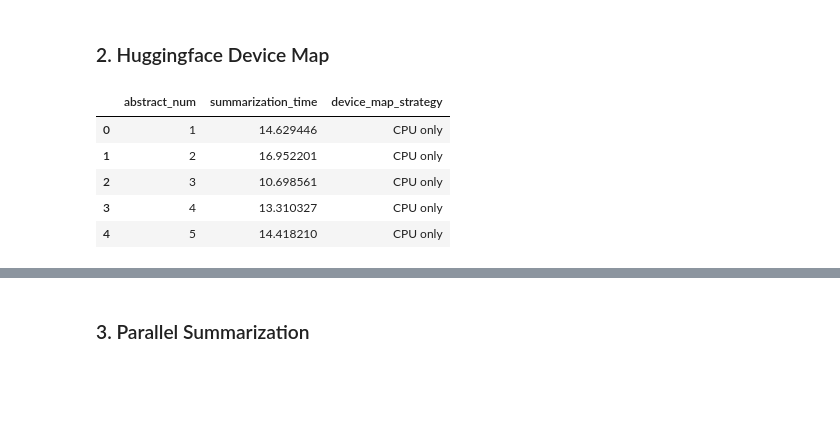
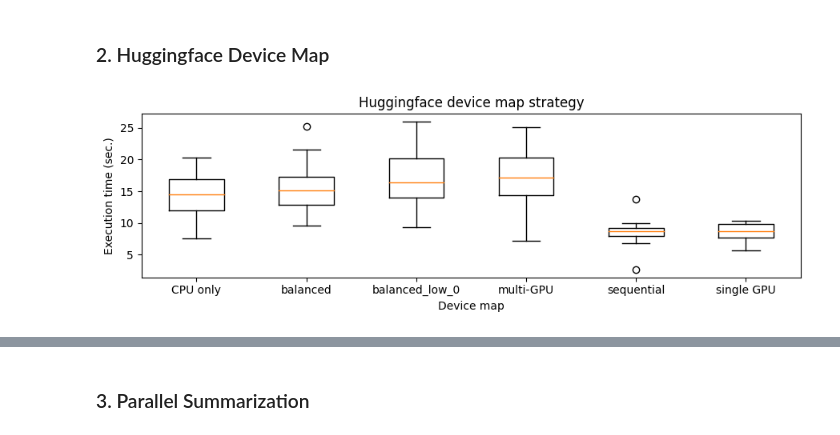
Before and after one commit to gperdrizet/PUBSUM, a Jupyter notebook: pubsum/notebooks/benchmarking_results.ipynb, the cells around one changed output, grey strips where cells are left out. Cells and saved outputs as stored; diff of their text form; code cells hidden in the pictures; blank space fills up the shorter version.

Commit message:
Finished first draft of Huggingface device map strategy benchmark result plot.

```diff
--- a/pubsum/notebooks/benchmarking_results.ipynb
+++ b/pubsum/notebooks/benchmarking_results.ipynb
@@ -41,13 +41,17 @@ plt.show()
 [figure]
 # %% [markdown]
 ### 2. Huggingface Device Map
-# %%
-data = pd.read_csv('../benchmarks/huggingface_device_map/results.csv')
-data.head()
-# %% [output]
-|  | abstract_num | summarization_time | device_map_strategy |
-| 0 | 1 | 14.629446 | CPU only |
-| 1 | 2 | 16.952201 | CPU only |
-| 2 | 3 | 10.698561 | CPU only |
-| 3 | 4 | 13.310327 | CPU only |
-| 4 | 5 | 14.418210 | CPU only |
+# %%
+data = pd.read_csv('../benchmarks/huggingface_device_map/results.csv')
+data = data.pivot(index='abstract_num', columns='device_map_strategy', values='summarization_time')
+
+fig, axs = plt.subplots(1, 1, figsize=(9, 3), sharey=True, tight_layout=True)
+
+axs.set_title('Huggingface device map strategy')
+axs.set_xlabel('Device map')
+axs.set_ylabel('Execution time (sec.)')
+axs.boxplot(data, labels=data.columns)
+
+plt.show()
+# %% [output]
+[figure, added]
```
Also changed, not shown: parts of 1 cell of this notebook.
